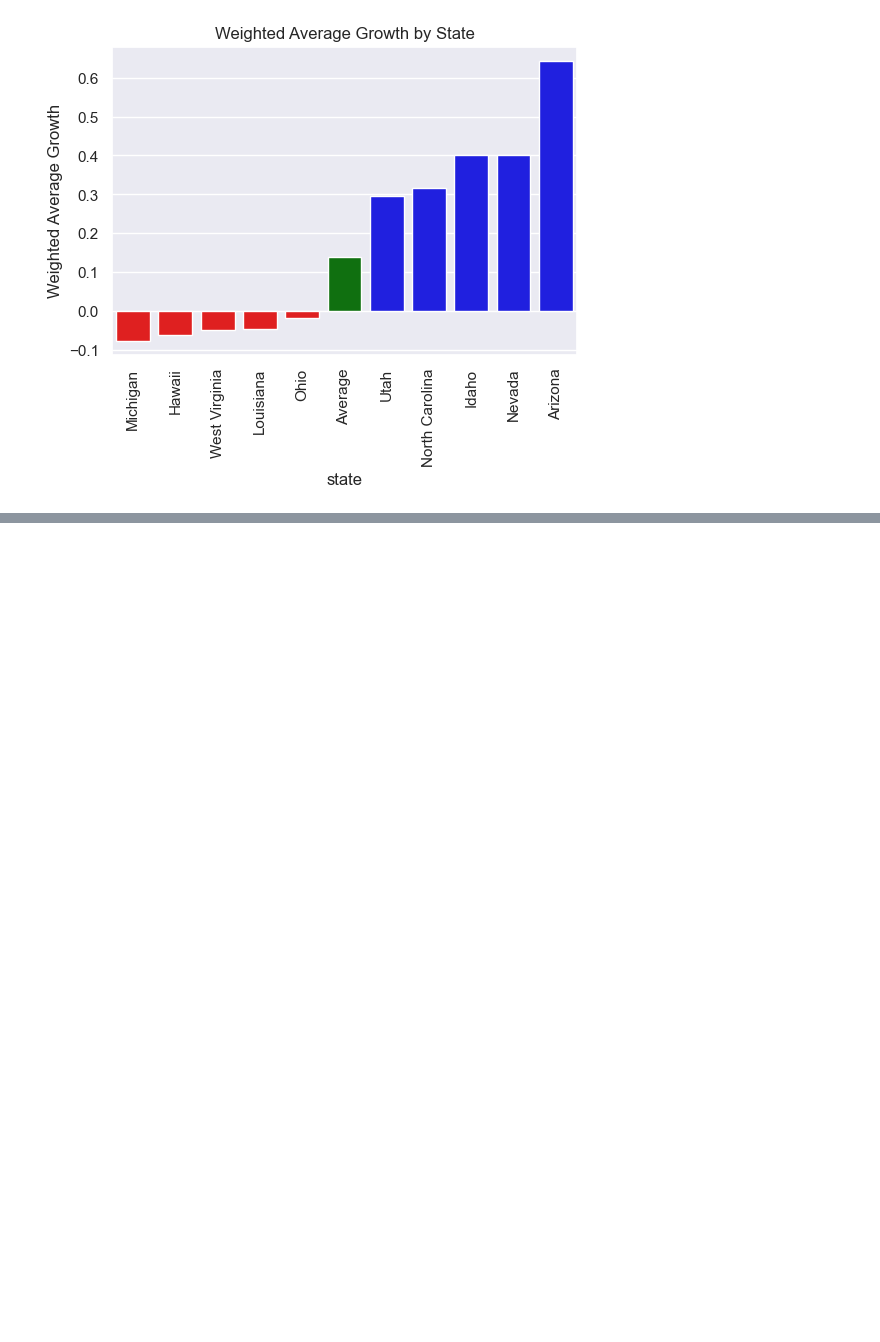
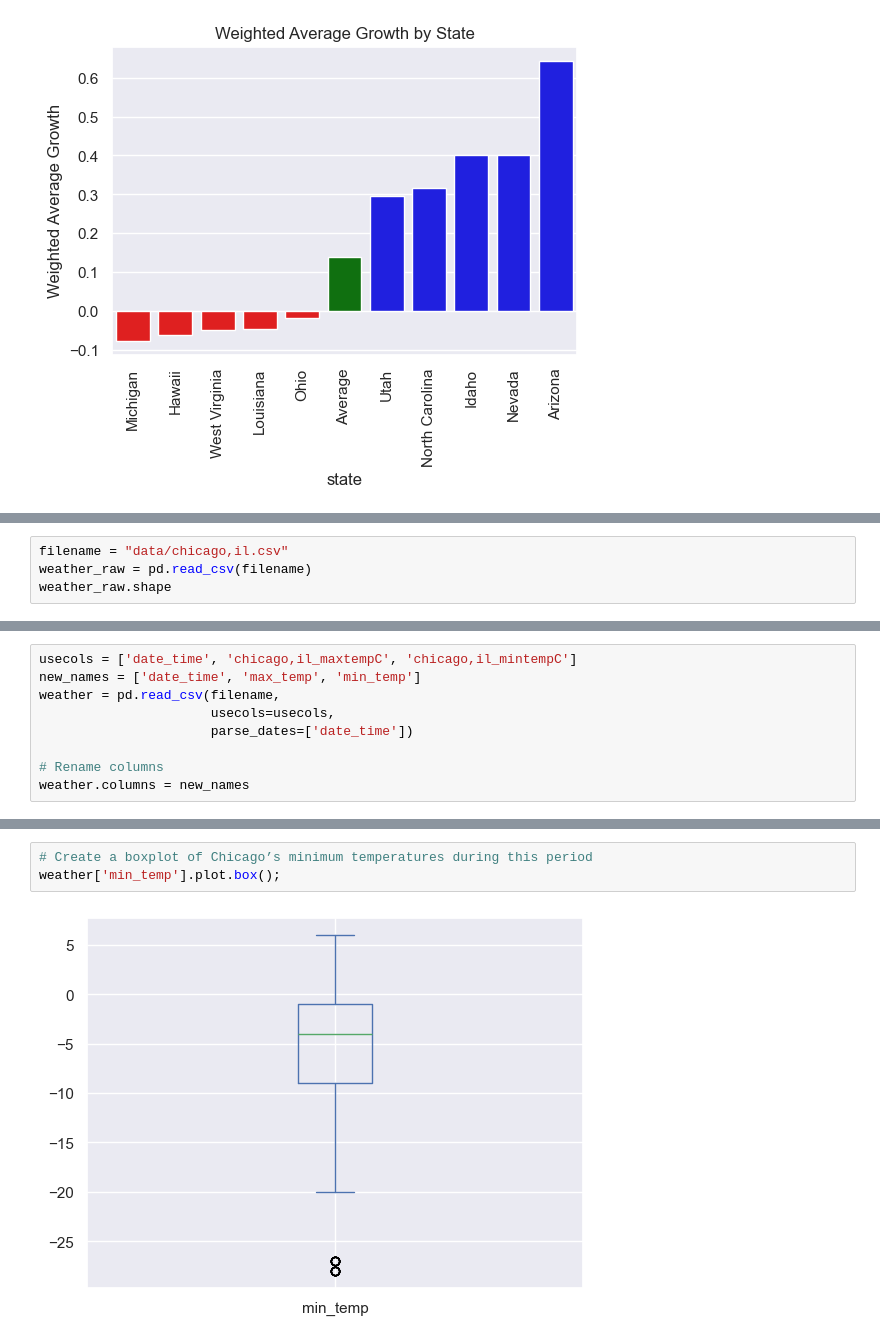
Before and after one commit to ilyarudyak/python_review_2025, a Jupyter notebook: 02-pandas-lerner/11_visualizing.ipynb, the cells around one changed output, grey strips where cells are left out. Drawn from its saved outputs; the diff is of its cells as text; blank space fills up the shorter version.

```diff
--- a/02-pandas-lerner/11_visualizing.ipynb
+++ b/02-pandas-lerner/11_visualizing.ipynb
@@ -378,0 +386,4 @@ cg.plot_weighted_avg_growth()
+# %%
+filename = "data/chicago,il.csv"
+weather_raw = pd.read_csv(filename)
+weather_raw.shape
@@ -378,0 +415,9 @@ cg.plot_weighted_avg_growth()
+# %%
+usecols = ['date_time', 'chicago,il_maxtempC', 'chicago,il_mintempC']
+new_names = ['date_time', 'max_temp', 'min_temp']
+weather = pd.read_csv(filename,
+                      usecols=usecols,
+                      parse_dates=['date_time'])
+
+# Rename columns
+weather.columns = new_names
@@ -378,0 +483,5 @@ cg.plot_weighted_avg_growth()
+# %%
+# Create a boxplot of Chicago’s minimum temperatures during this period
+weather['min_temp'].plot.box();
+# %% [output]
+[figure, added]
```
Also changed, not shown: parts of 177 cells of this notebook, 1 other file.
